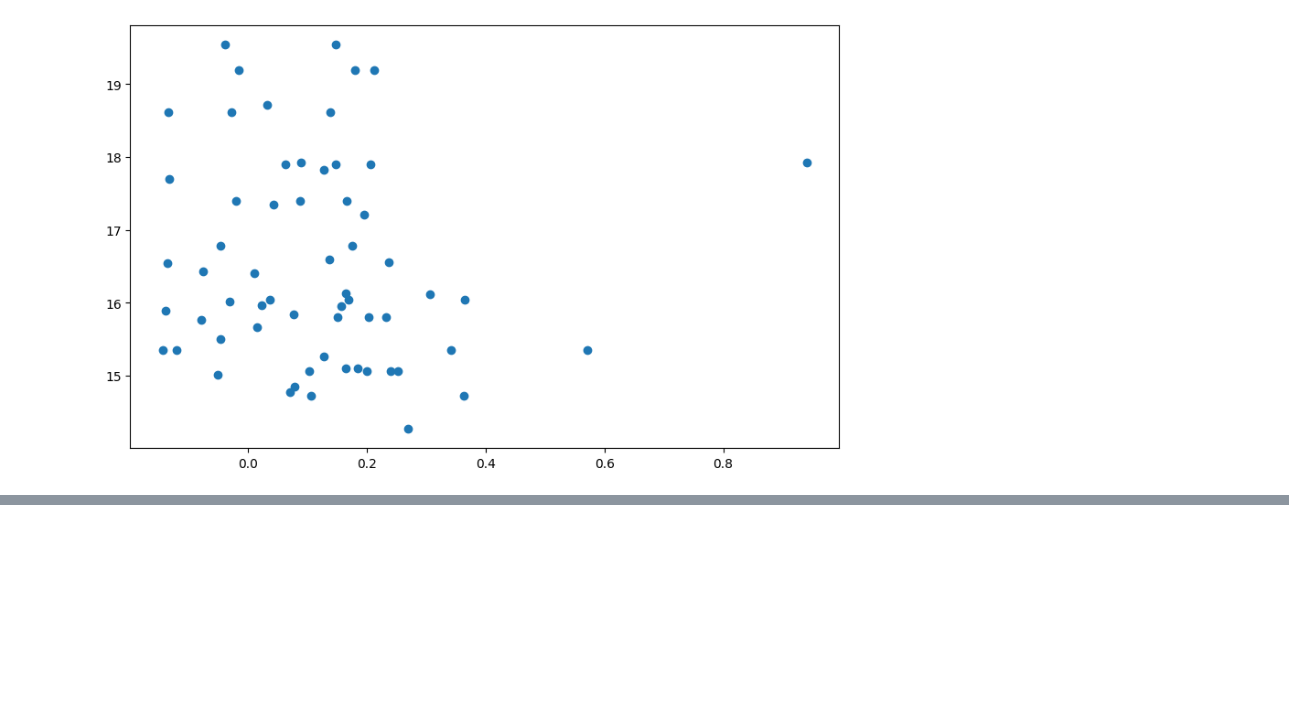
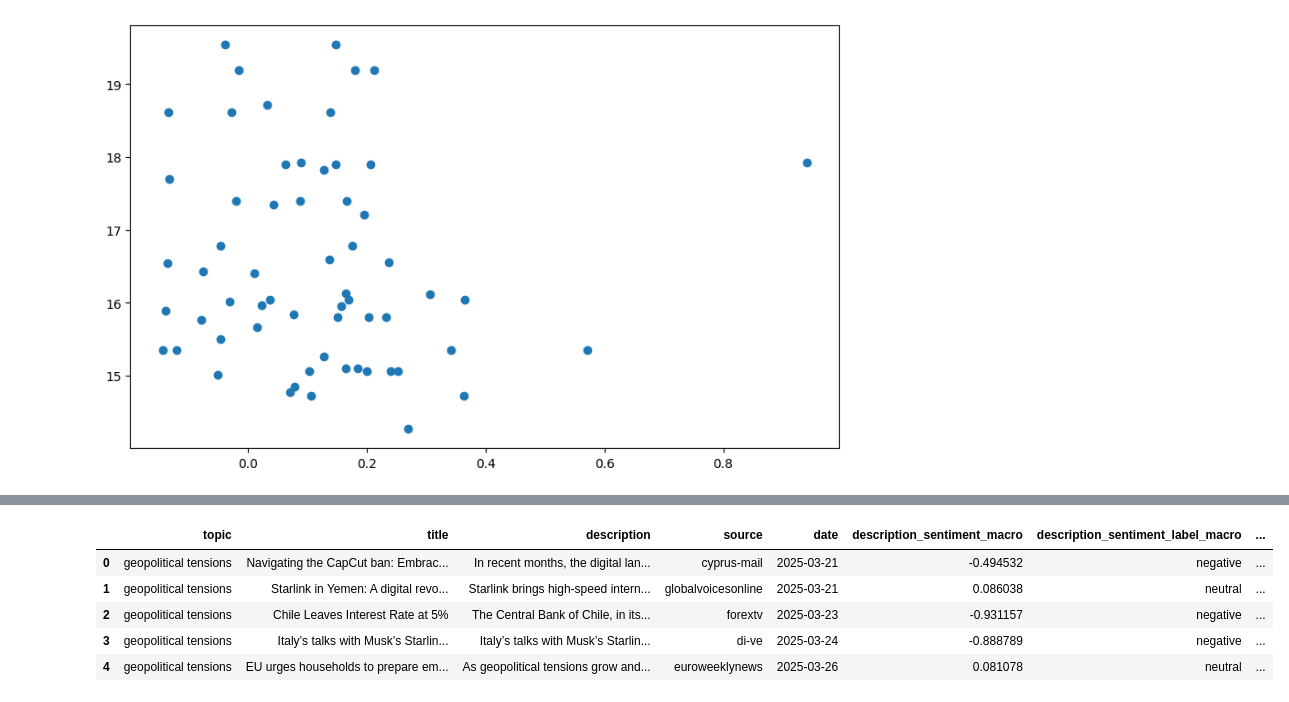
Before and after one commit to DylanSuniaga/VIXNLP, a Jupyter notebook: finnhub_news/main.ipynb, the cells around one changed output, grey strips where cells are left out. Drawn from its saved outputs; the diff is of its cells as text; code cells hidden in the pictures; blank space fills up the shorter version.

Commit message:
abstracted one of the functions to run the finbert, and ran sentiment on macroeconomic news titles and summary. to implement vix later.

```diff
--- a/finnhub_news/main.ipynb
+++ b/finnhub_news/main.ipynb
@@ -306,3 +359,14 @@ ax.scatter(merged_df['avg_summary_sentiment'], merged_df['vix_target'])
 # %% [output]
 <matplotlib.collections.PathCollection at 0x...>
 [figure]
+# %%
+macro_df = pd.read_csv('./../vix_news.csv')
+macro_df['date'] = pd.to_datetime(macro_df['published_at'])
+
+
+macro_df['date'] = macro_df['date'].dt.date
+
+macro_df.drop(columns=['published_at'], inplace=True)
+macro_df = macro_df.sort_values('date')
+macro_df = macro_df.reset_index(drop=True)
+macro_df.head()
@@ -308,0 +380,13 @@ ax.scatter(merged_df['avg_summary_sentiment'], merged_df['vix_target'])
+# %%
+macro_df = analyze_sentiment(macro_df, 'description', pipe, '_macro')
+# %%
+macro_df = analyze_sentiment(macro_df, 'title', pipe, '_macro')
+# %%
+macro_df.head()
+# %% [output]
+|  | topic | title | description | source | date | description_sentiment_macro | description_sentiment_label_macro | ... |
+| 0 | geopolitical tensions | Navigating the CapCut ban: Embrac... | In recent months, the digital lan... | cyprus-mail | 2025-03-21 | -0.494532 | negative | ... |
+| 1 | geopolitical tensions | Starlink in Yemen: A digital revo... | Starlink brings high-speed intern... | globalvoicesonline | 2025-03-21 | 0.086038 | neutral | ... |
+| 2 | geopolitical tensions | Chile Leaves Interest Rate at 5% | The Central Bank of Chile, in its... | forextv | 2025-03-23 | -0.931157 | negative | ... |
+| 3 | geopolitical tensions | Italy’s talks with Musk’s Starlin... | Italy’s talks with Musk’s Starlin... | di-ve | 2025-03-24 | -0.888789 | negative | ... |
+| 4 | geopolitical tensions | EU urges households to prepare em... | As geopolitical tensions grow and... | euroweeklynews | 2025-03-26 | 0.081078 | neutral | ... |
```
Also changed, not shown: parts of 2 cells of this notebook, 1 other file.
